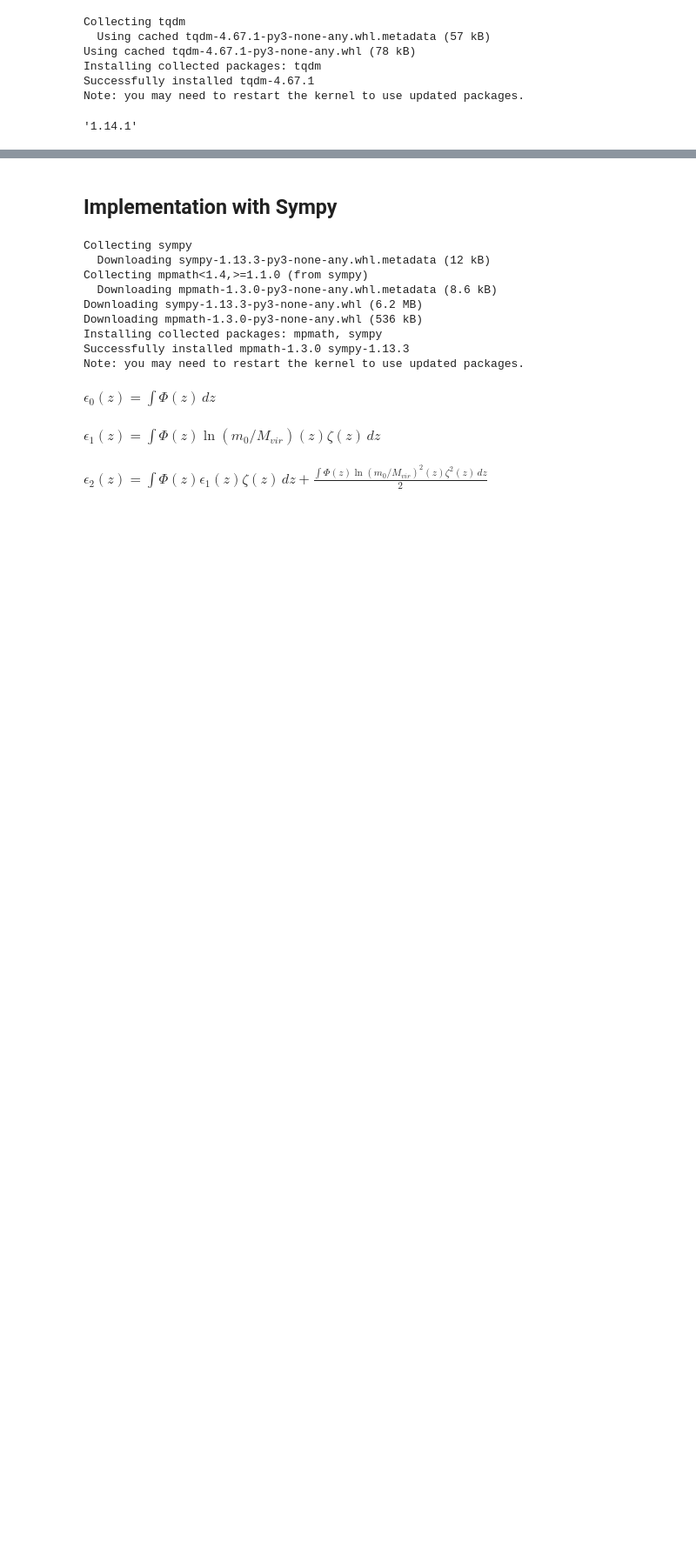
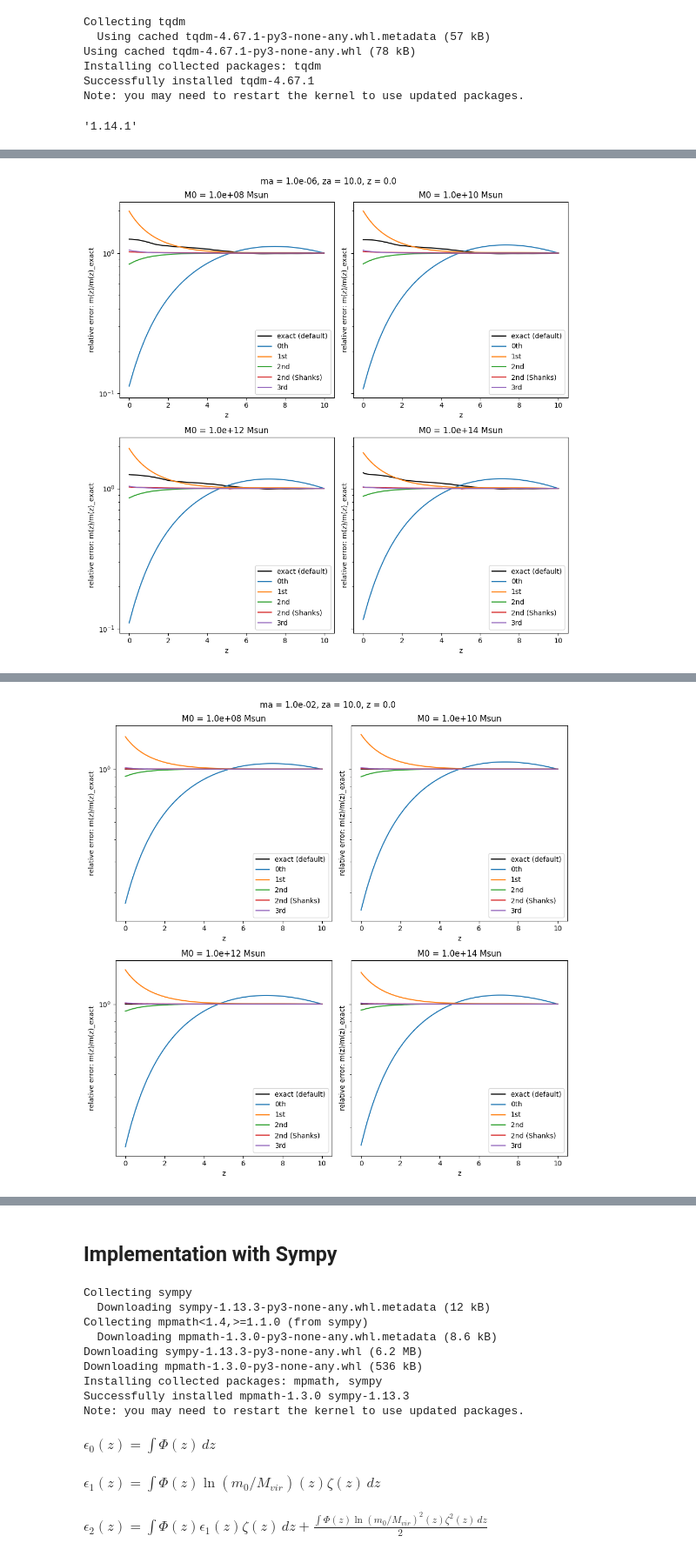
Before and after one commit to shinichiroando/sashimi-c, a Jupyter notebook: approx_odeint.ipynb, the cells around one changed output, grey strips where cells are left out. Shown at 87% size. Drawn from its saved outputs; the diff is of its cells as text; code cells hidden in the pictures; blank space fills up the shorter version.

```diff
--- a/approx_odeint.ipynb
+++ b/approx_odeint.ipynb
@@ -1223,6 +1227,9 @@ Integration method: cumulative_simpson
 [figure]
 # %%
 # plot relativistic error 2x2 plots
+sp = MySubhaloProperties(M0=1.e12)
+sp.set_integration_method("cumulative_simpson")
+sp.reset_interpolation()
 for _ma in [1.e-6, 1.e-2, 1.e2, 1.e6]:
     fig, axs = plt.subplots(2,2,figsize=(10,10),sharey=True)
     axs = axs.flatten()
@@ -1238,11 +1245,16 @@ for _ma in [1.e-6, 1.e-2, 1.e2, 1.e6]:
         # _z,_m_pert2 = sp.subhalo_mass_stripped_pert2(ma,za,z)
         _z,_m_default = sp.subhalo_mass_stripped(ma,za,z)
         _m_default = _m_default[:,0]
-        _z,_m_pert0 = sp.subhalo_mass_stripped_pert0(ma,za,z)
-        _z,_m_pert1 = sp.subhalo_mass_stripped_pert1(ma,za,z)
-        _z,_m_pert2 = sp.subhalo_mass_stripped_pert2(ma,za,z)
-        _z,_m_pert2_shanks = sp.subhalo_mass_stripped_pert2_shanks(ma,za,z)
-        _z,_m_pert3 = sp.subhalo_mass_stripped_pert3(ma,za,z)
+        # _z,_m_pert0 = sp.subhalo_mass_stripped_pert0(ma,za,z)
+        # _z,_m_pert1 = sp.subhalo_mass_stripped_pert1(ma,za,z)
+        # _z,_m_pert2 = sp.subhalo_mass_stripped_pert2(ma,za,z)
+        # _z,_m_pert2_shanks = sp.subhalo_mass_stripped_pert2_shanks(ma,za,z)
+        # _z,_m_pert3 = sp.subhalo_mass_stripped_pert3(ma,za,z)
+        _z,_m_pert0 = sp.subhalo_mass_stripped(ma,za,z, method="pert0")
+        _z,_m_pert1 = sp.subhalo_mass_stripped(ma,za,z, method="pert1")
+        _z,_m_pert2 = sp.subhalo_mass_stripped(ma,za,z, method="pert2")
+        _z,_m_pert2_shanks = sp.subhalo_mass_stripped(ma,za,z, method="pert2_shanks")
+        _z,_m_pert3 = sp.subhalo_mass_stripped(ma,za,z, method="pert3")
         axs[i].plot(_z,(_m_default)/_m,label="exact (default)",color='black')
         axs[i].plot(_z,(_m_pert0)/_m,label="0th")
         axs[i].plot(_z,(_m_pert1)/_m,label="1st")
@@ -1340,3 +1352,58 @@ M0 = 1.0e+10 Msun
 - 2nd (Shanks) (%): 0.20
 - 3rd (%): 0.26
 [figure]
+# %%
+# plot relativistic error 2x2 plots
+sp = MySubhaloProperties(M0=1.e12)
+# sp.set_integration_method("cumulative_trapezoid")
+# sp.reset_interpolation()
+for _ma in [1.e-6, 1.e-2, 1.e2, 1.e6]:
+    fig, axs = plt.subplots(2,2,figsize=(10,10),sharey=True)
+    axs = axs.flatten()
+    ma = _ma*sp.Msun
+    za = 10.
+    z = 0.
+    for i,log10_M0 in enumerate([8,10,12,14]):
+        sp.M0 = 10**log10_M0*sp.Msun
+        _z,_m = sp.subhalo_mass_stripped(ma,za,z,rtol=1e-12,atol=1e-12)
+        _m = _m[:,0]
+        # _z,_m_pert0 = sp.subhalo_mass_stripped_pert0(ma,za,z)
+        # _z,_m_pert1 = sp.subhalo_mass_stripped_pert1(ma,za,z)
+        # _z,_m_pert2 = sp.subhalo_mass_stripped_pert2(ma,za,z)
+        _z,_m_default = sp.subhalo_mass_stripped(ma,za,z)
+        _m_default = _m_default[:,0]
+        # _z,_m_pert0 = sp.subhalo_mass_stripped_pert0(ma,za,z)
+        # _z,_m_pert1 = sp.subhalo_mass_stripped_pert1(ma,za,z)
+        # _z,_m_pert2 = sp.subhalo_mass_stripped_pert2(ma,za,z)
+        # _z,_m_pert2_shanks = sp.subhalo_mass_stripped_pert2_shanks(ma,za,z)
+        # _z,_m_pert3 = sp.subhalo_mass_stripped_pert3(ma,za,z)
+        _z,_m_pert0 = sp.subhalo_mass_stripped(ma,za,z, method="pert0")
+        _z,_m_pert1 = sp.subhalo_mass_stripped(ma,za,z, method="pert1")
+        _z,_m_pert2 = sp.subhalo_mass_stripped(ma,za,z, method="pert2")
+        _z,_m_pert2_shanks = sp.subhalo_mass_stripped(ma,za,z, method="pert2_shanks")
+        _z,_m_pert3 = sp.subhalo_mass_stripped(ma,za,z, method="pert3")
+        axs[i].plot(_z,(_m_default)/_m,label="exact (default)",color='black')
+        axs[i].plot(_z,(_m_pert0)/_m,label="0th")
+        axs[i].plot(_z,(_m_pert1)/_m,label="1st")
+        axs[i].plot(_z,(_m_pert2)/_m,label="2nd")
+        axs[i].plot(_z,(_m_pert2_shanks)/_m,label="2nd (Shanks)")
+        axs[i].plot(_z,(_m_pert3)/_m,label="3rd")
+        axs[i].set_xlabel('z')
+        axs[i].set_ylabel('relative error: m(z)/m(z)_exact')
+        axs[i].set_yscale('log')
+        axs[i].legend()
+        axs[i].set_title(f"M0 = {sp.M0/sp.Msun:.1e} Msun")
+        print("="*20)
+        print(f"M0 = {sp.M0/sp.Msun:.1e} Msun")
+        print(f"ma = {ma/sp.Msun:.1e} Msun")
+        print(f"maximim Relative Errors")
+        print(f"- default (%): {np.max(np.abs((_m_default-_m)/_m))*100:.2f}")
+        print(f"- 0th (%): {np.max(np.abs((_m_pert0-_m)/_m))*100:.2f}")
+        print(f"- 1st (%): {np.max(np.abs((_m_pert1-_m)/_m))*100:.2f}")
+        print(f"- 2nd (%): {np.max(np.abs((_m_pert2-_m)/_m))*100:.2f}")
+        print(f"- 2nd (Shanks) (%): {np.max(np.abs((_m_pert2_shanks-_m)/_m))*100:.2f}")
+        print(f"- 3rd (%): {np.max(np.abs((_m_pert3-_m)/_m))*100:.2f}")
+    plt.suptitle(f"ma = {ma/sp.Msun:.1e}, za = {za}, z = {z}")
+    plt.tight_layout()
+    plt.show()
+# %% [output]
@@ -1342,0 +1427 @@ M0 = 1.0e+10 Msun
+[figure, added]
@@ -1342,0 +1445 @@ M0 = 1.0e+10 Msun
+[figure, added]
```
Also changed, not shown: parts of 5 cells of this notebook, 1 other file.
